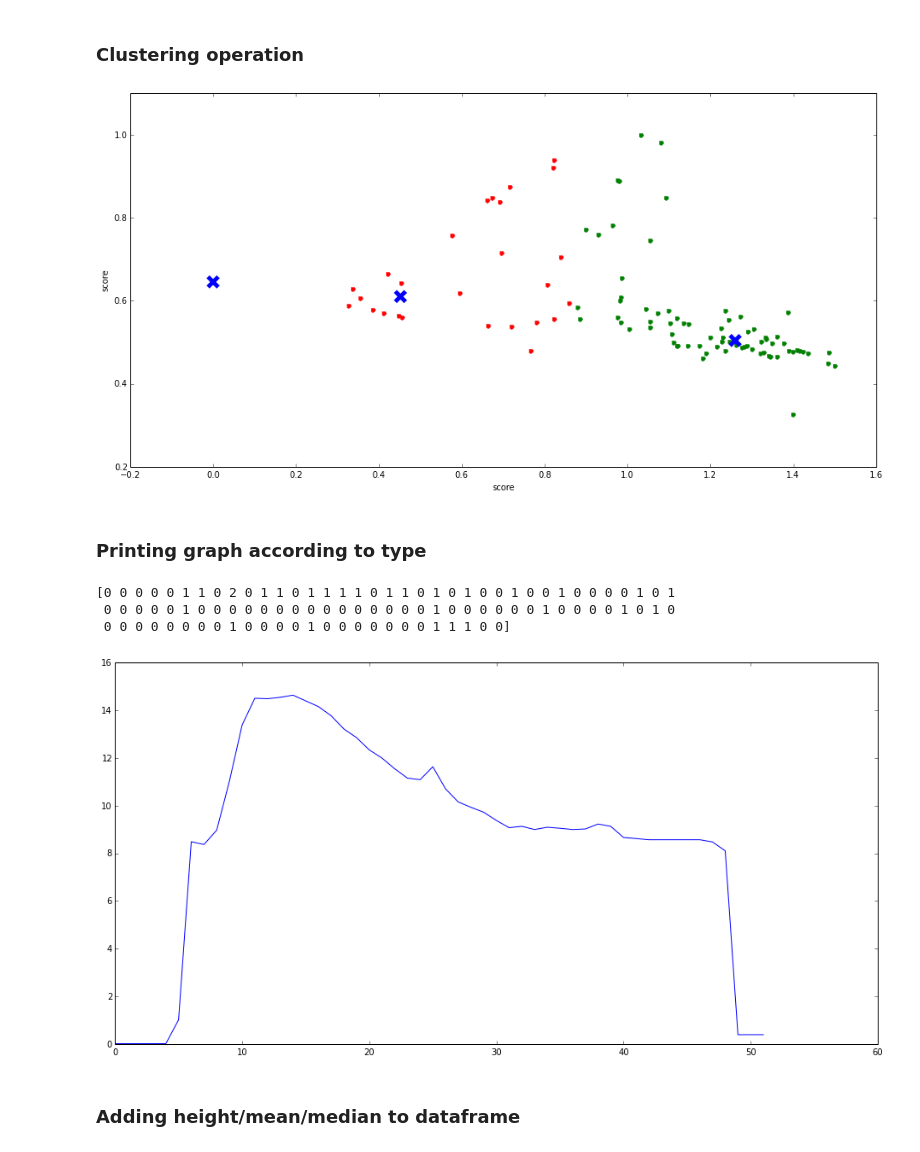
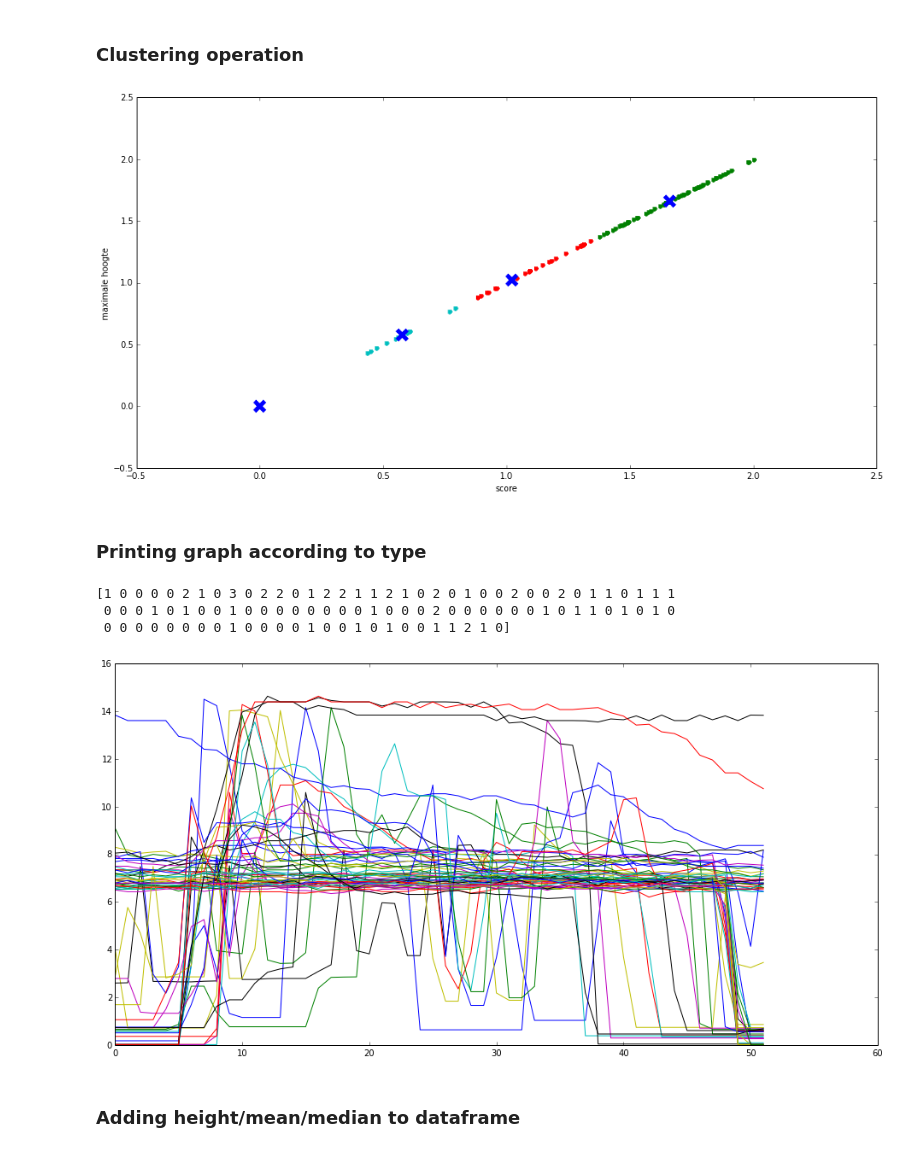
Before and after one commit to opengridcc/opengrid-dev, a Jupyter notebook: notebooks/Analysis/Thesis_Max&Jean/Recurring_patterns.ipynb, the cells around one changed output. Drawn from its saved outputs; the diff is of its cells as text; code cells hidden in the pictures.

Commit message:
Visualisation

```diff
--- a/notebooks/Analysis/Thesis_Max&Jean/Recurring_patterns.ipynb
+++ b/notebooks/Analysis/Thesis_Max&Jean/Recurring_patterns.ipynb
@@ -330,16 +343,6 @@ dfCompareOriginal2=originalGraphDf.ix[pd.Timestamp('2015-11-14 15:25:00+00:00'):
             elif(value < maxValue): #Check if the current value is smaller than the Maximum value encountered
                     dfResult.loc[dfResult['Manhattan']== maxValue] = [value, startTimeStamp, stopTimeStamp]
         loopIndex=loopIndex+1
-    dfResult=dfResult.sort_values(['startTimeStamp'])
-    print "until graph:", (time.time()-start)
-
-
-    ###CREATING GRAPH###
-    listWithGraphs=[]
-    listWithGraphs=pd.DataFrame(listWithGraphs)
-    for i in range (0, dfResult.index.size):
-        listWithGraphs=listWithGraphs.append(originalGraphDfDropNa.ix[pd.Timestamp(dfResult['startTimeStamp'][i]):pd.Timestamp(dfResult['stopTimeStamp'][i])])
-
-    print "after graph", (time.time()-start)
+    dfResult=dfResult.sort_values(['Manhattan'])
     return dfResult
 #     return charts.plot(listWithGraphs, stock=True, show='inline')
@@ -367,2 +358,2 @@ def convert(name):
 # %%
-best_values_df=calculate_lowest_values(originalGraphDfDropNa, dfCompareOriginal, 100, originalGraphDfDropNa.size)
+best_values_df=calculate_lowest_values(originalGraphDfDropNa, dfCompareOriginal, 10, originalGraphDfDropNa.size)
@@ -420,12 +411,12 @@ norm_mean_values=mean_values/mean_values.max()
 norm_median_values=median_values/median_values.max()
 norm_manhattan=best_values_df['Manhattan']/best_values_df['Manhattan'].max()
 # %%
-best_values_df_concat = pd.concat([bestValuesDf,max_values, mean_values, median_values,norm_manhattan*1.5,norm_max_values,norm_mean_values,norm_median_values],axis=1)
+best_values_df_concat = pd.concat([bestValuesDf,max_values, mean_values, median_values,norm_manhattan*2,norm_max_values,norm_mean_values,norm_median_values],axis=1)
 best_values_df_concat.columns=['Manhattan','startTimeStamp','stopTimeStamp','Max', 'Mean', 'Median', 'normManhattan','normMax', 'normMean','normMedian']
 # %% [markdown]
 <h3> Clustering operation </h3>
 # %%
-df_result = pd.DataFrame(data=[best_values_df_concat['normManhattan'].as_matrix(),best_values_df_concat['normMedian'].as_matrix()]).transpose()
+df_result = pd.DataFrame(data=[best_values_df_concat['normManhattan'].as_matrix(),best_values_df_concat['normManhattan'].as_matrix()]).transpose()
 result=df_result.as_matrix()
 # %%
 ms = MeanShift()
@@ -440,10 +431,10 @@ for i in range(len(result)):
 
 plt.scatter(cluster_centers[:,0],cluster_centers[:,1], marker = "x", s = 150, linewidths = 5, zorder = 10)
 plt.xlabel('score')
-plt.ylabel('score')
+plt.ylabel('maximale hoogte')
 plt.show()
 # %% [output]
-[figure, old version]
+[figure, new version]
 # %% [markdown]
 <h3>Printing graph according to type </h3>
 # %%
@@ -451,10 +443,10 @@ best_values_df_concat.insert(loc=10, column='Type', value=labels)
 # %%
 print labels
 for i in range (0,100):
-    if best_values_df_concat['Type'].iloc[i] == 2:
+    if best_values_df_concat['Type'].iloc[i] == 0:
         plt.plot(originalGraphDfDropNa.ix[pd.Timestamp(best_values_df_concat['startTimeStamp'].iloc[i]):pd.Timestamp(best_values_df_concat['stopTimeStamp'].iloc[i])])
 # %% [output]
-[0 0 0 0 0 1 1 0 2 0 1 1 0 1 1 1 1 0 1 1 0 1 0 1 0 0 1 0 0 1 0 0 0 0 1 0 1
- 0 0 0 0 0 1 0 0 0 0 0 0 0 0 0 0 0 0 0 0 0 1 0 0 0 0 0 0 1 0 0 0 0 1 0 1 0
- 0 0 0 0 0 0 0 0 1 0 0 0 0 1 0 0 0 0 0 0 0 1 1 1 0 0]
+[1 0 0 0 0 2 1 0 3 0 2 2 0 1 2 2 1 1 2 1 0 2 0 1 0 0 2 0 0 2 0 1 1 0 1 1 1
+ 0 0 0 1 0 1 0 0 1 0 0 0 0 0 0 0 0 1 0 0 0 2 0 0 0 0 0 0 1 0 1 1 0 1 0 1 0
+ 0 0 0 0 0 0 0 0 1 0 0 0 0 1 0 0 1 0 1 0 0 1 1 2 1 0]
-[figure, old version]
+[figure, new version]
```
Also changed, not shown: parts of 60 cells of this notebook, 3 other files.
